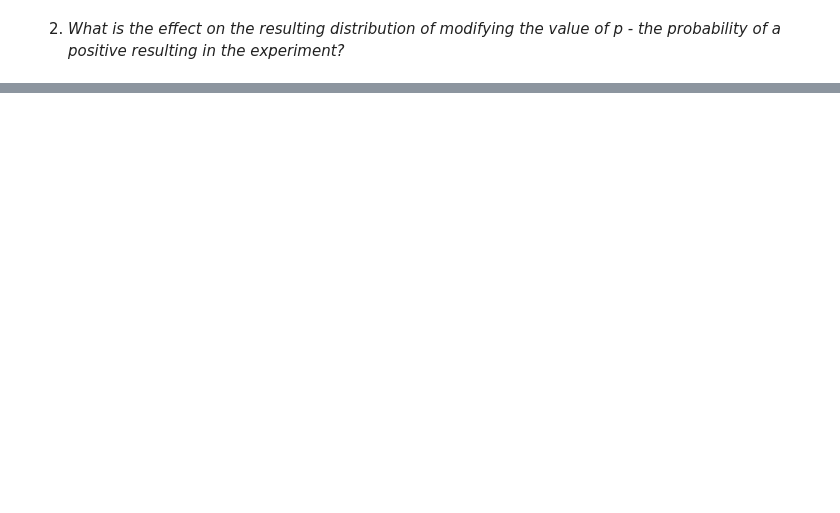
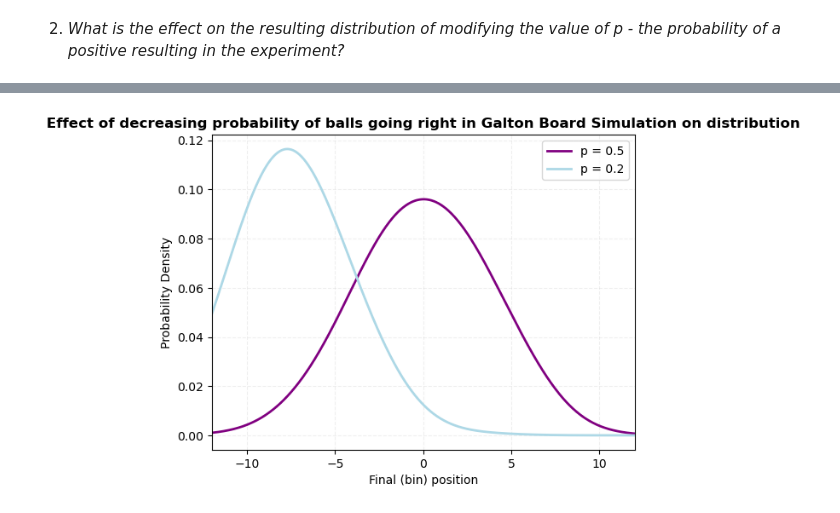
Before and after one commit to AKuinkel/cosc102-at1, a Jupyter notebook: AKuinkelAT1.ipynb, the cells around one changed output, grey strips where cells are left out. Saved outputs shown, nothing was run; the diff lists cells and outputs as text; code cells hidden in the pictures; blank space fills up the shorter version.

```diff
--- a/AKuinkelAT1.ipynb
+++ b/AKuinkelAT1.ipynb
@@ -267,0 +360,25 @@ We must now think about the questions provided for us to answer in the task desc
+# %%
+trials_pos_skew = galton_process(1000,12,0.2)
+trials_pos_skew = np.array(trials_pos_skew).reshape(-1,1)
+# %%
+fig,ax = plt.subplots()
+
+X_plot = np.linspace(-12,12,2000).reshape(-1,1)
+
+kde = KernelDensity(kernel='gaussian',bandwidth=2).fit(trials_12)
+log_dens = kde.score_samples(X_plot)
+ax.plot(X_plot[:, 0],np.exp(log_dens),'purple',linewidth=2,label="p = 0.5")
+
+
+kde = KernelDensity(kernel='gaussian',bandwidth=2).fit(trials_pos_skew)
+log_dens = kde.score_samples(X_plot)
+ax.plot(X_plot[:, 0],np.exp(log_dens),'lightblue',linewidth=2,label="p = 0.2")
+
+ax.set(xlim=[-12,12])
+ax.set_title("Effect of decreasing probability of balls going right in Galton Board Simulation on distribution",weight="bold")
+ax.set_xlabel("Final (bin) position")
+ax.set_ylabel("Probability Density")
+ax.legend()
+ax.grid(alpha=.2,linestyle='--')
+# %% [output]
+[figure, added]
```
Also changed, not shown: parts of 16 cells of this notebook, 1 other file.
